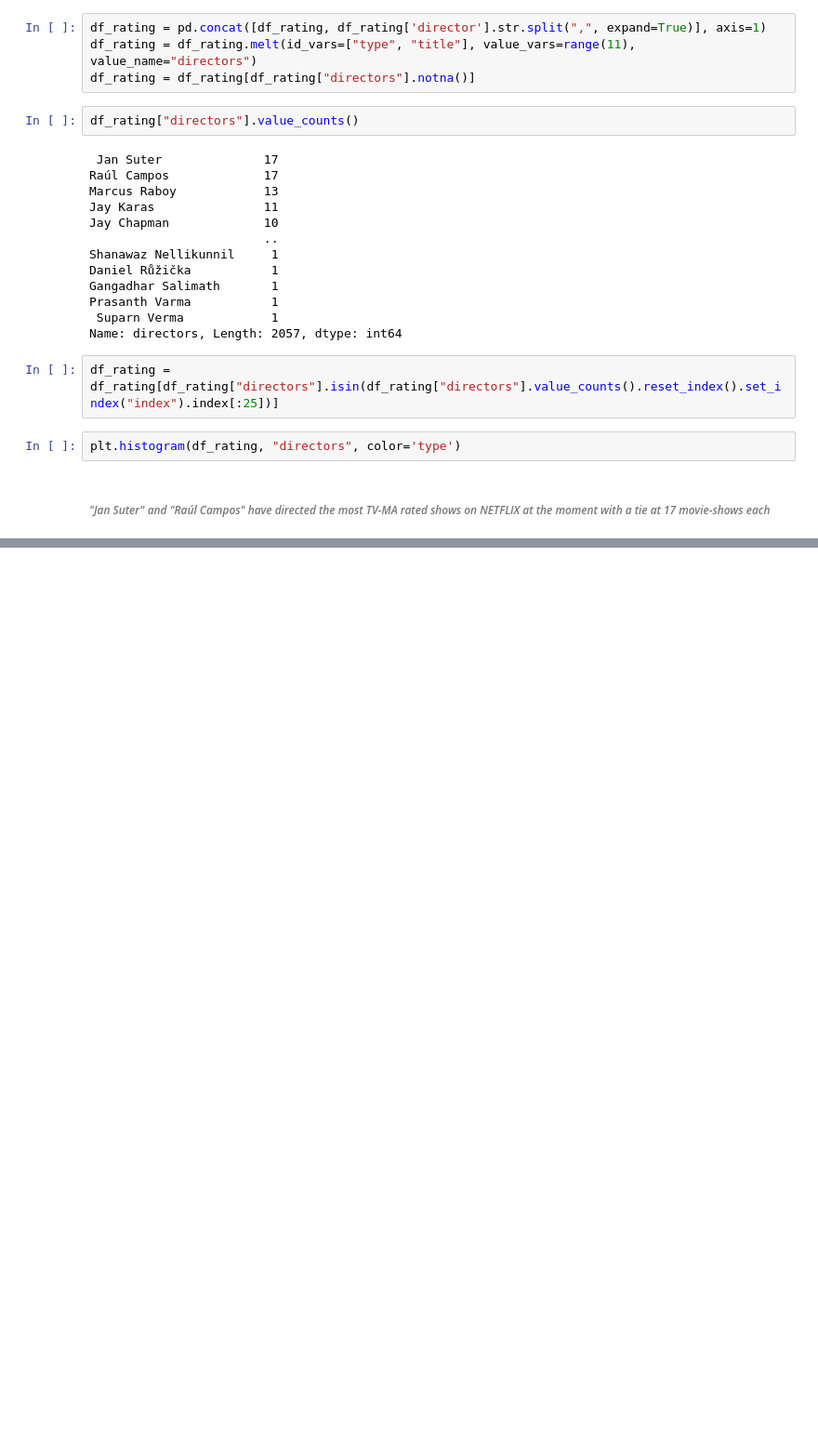
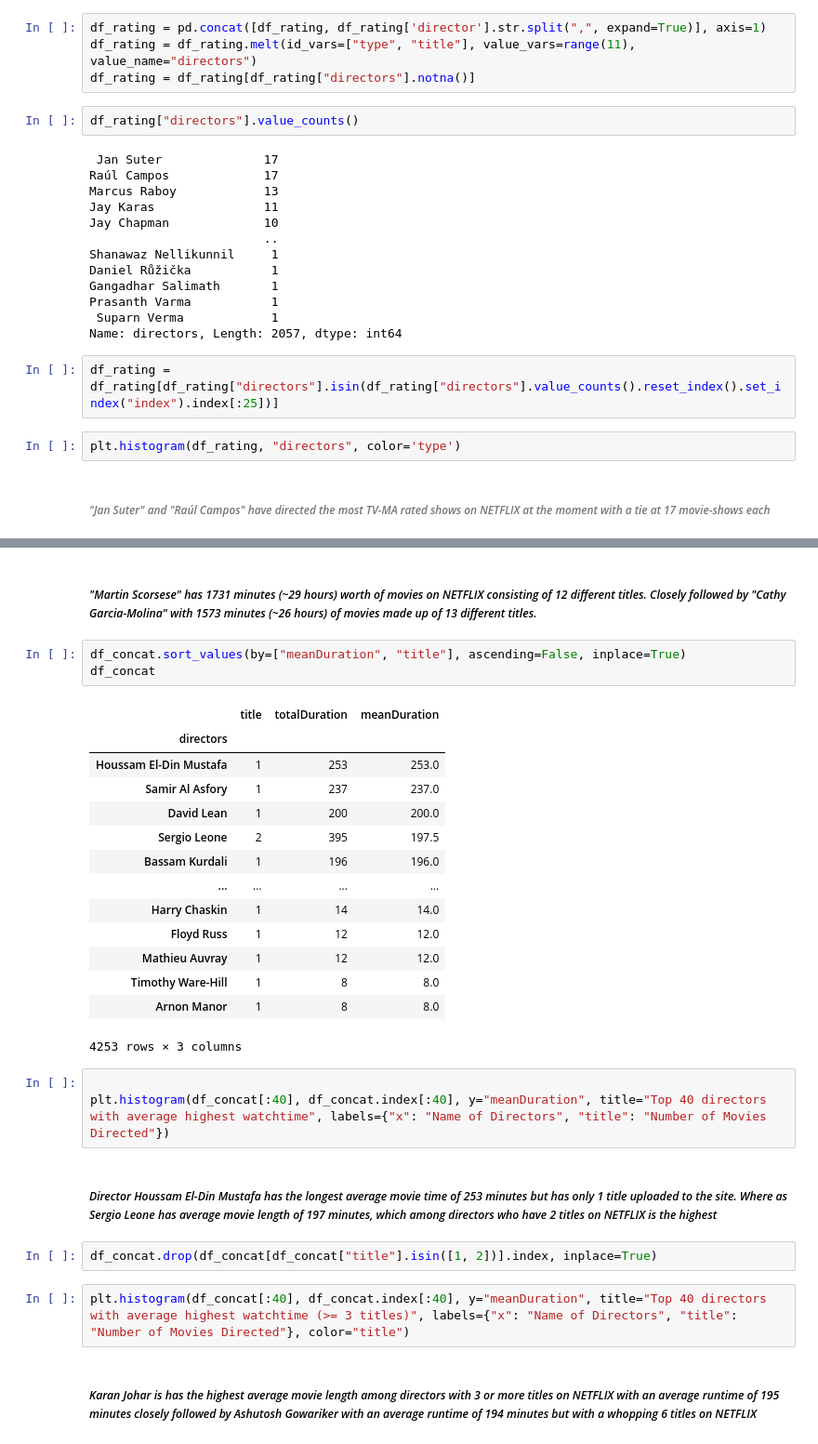
Before and after one commit to XxTyaftioNxX/EDA_netflix, a Jupyter notebook: netflix_eda.ipynb, the cells around one changed output, grey strips where cells are left out. Shown at 93% size. Cells and saved outputs as stored; diff of their text form; blank space fills up the shorter version.

```diff
--- a/netflix_eda.ipynb
+++ b/netflix_eda.ipynb
@@ -314,0 +391,31 @@ Name: duration, Length: 6131, dtype: object
+# %% [markdown]
+##### *"Martin Scorsese" has 1731 minutes (~29 hours) worth of movies on NETFLIX consisting of 12 different titles. Closely followed by "Cathy Garcia-Molina" with 1573 minutes (~26 hours) of movies made up of 13 different titles.*
+# %%
+df_concat.sort_values(by=["meanDuration", "title"], ascending=False, inplace=True)
+df_concat
+# %% [output]
+|  | title | totalDuration | meanDuration |
+| directors |  |  |  |
+| Houssam El-Din Mustafa | 1 | 253 | 253.0 |
+| Samir Al Asfory | 1 | 237 | 237.0 |
+| David Lean | 1 | 200 | 200.0 |
+| Sergio Leone | 2 | 395 | 197.5 |
+| Bassam Kurdali | 1 | 196 | 196.0 |
+| ... | ... | ... | ... |
+| Harry Chaskin | 1 | 14 | 14.0 |
+| Floyd Russ | 1 | 12 | 12.0 |
+| Mathieu Auvray | 1 | 12 | 12.0 |
+| Timothy Ware-Hill | 1 | 8 | 8.0 |
+| Arnon Manor | 1 | 8 | 8.0 |
+4253 rows × 3 columns
+# %%
+
+plt.histogram(df_concat[:40], df_concat.index[:40], y="meanDuration", title="Top 40 directors with average highest watchtime", labels={"x": "Name of Directors", "title": "Number of Movies Directed"})
+# %% [markdown]
+##### *Director Houssam El-Din Mustafa	has the longest average movie time of 253 minutes but has only 1 title uploaded to the site. Where as Sergio Leone has average movie length of 197 minutes, which among directors who have 2 titles on NETFLIX is the highest*
+# %%
+df_concat.drop(df_concat[df_concat["title"].isin([1, 2])].index, inplace=True)
+# %%
+plt.histogram(df_concat[:40], df_concat.index[:40], y="meanDuration", title="Top 40 directors with average highest watchtime (>= 3 titles)", labels={"x": "Name of Directors", "title": "Number of Movies Directed"}, color="title")
+# %% [markdown]
+##### *Karan Johar is has the highest average movie length among directors with 3 or more titles on NETFLIX with an average runtime of 195 minutes closely followed by Ashutosh Gowariker with an average runtime of 194 minutes but with a whopping 6 titles on NETFLIX*
```
Also changed, not shown: parts of 49 cells of this notebook.
